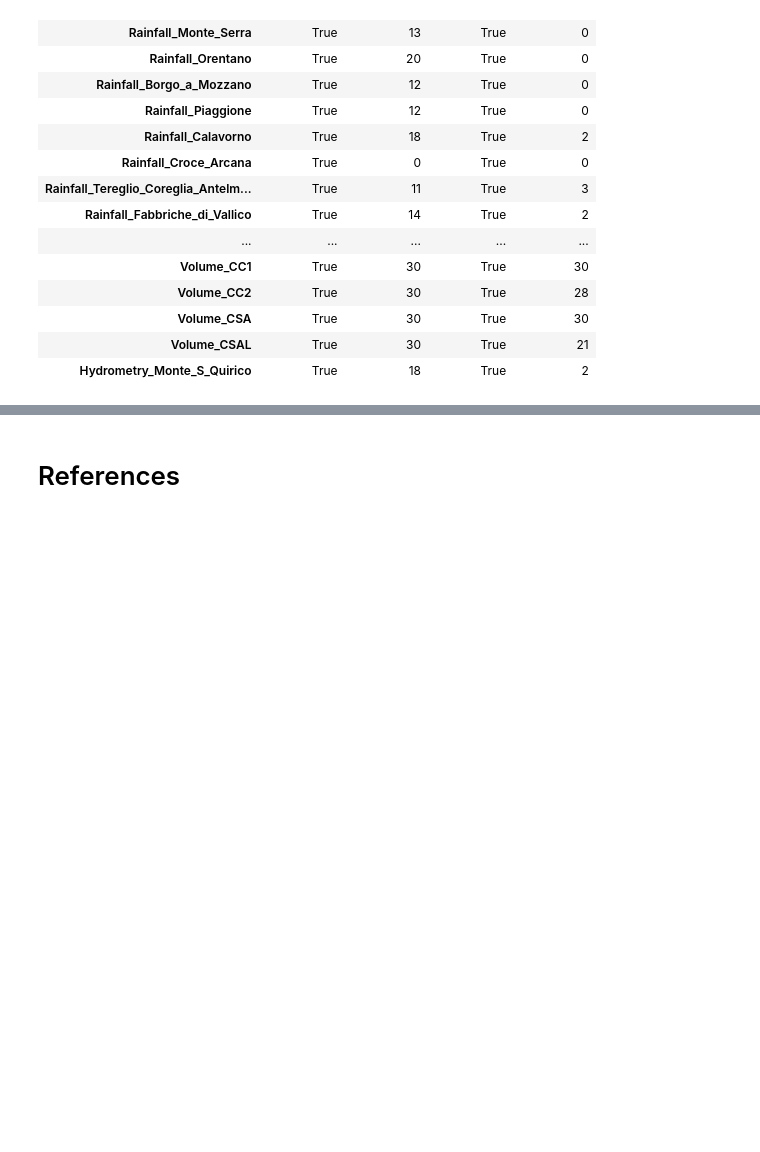
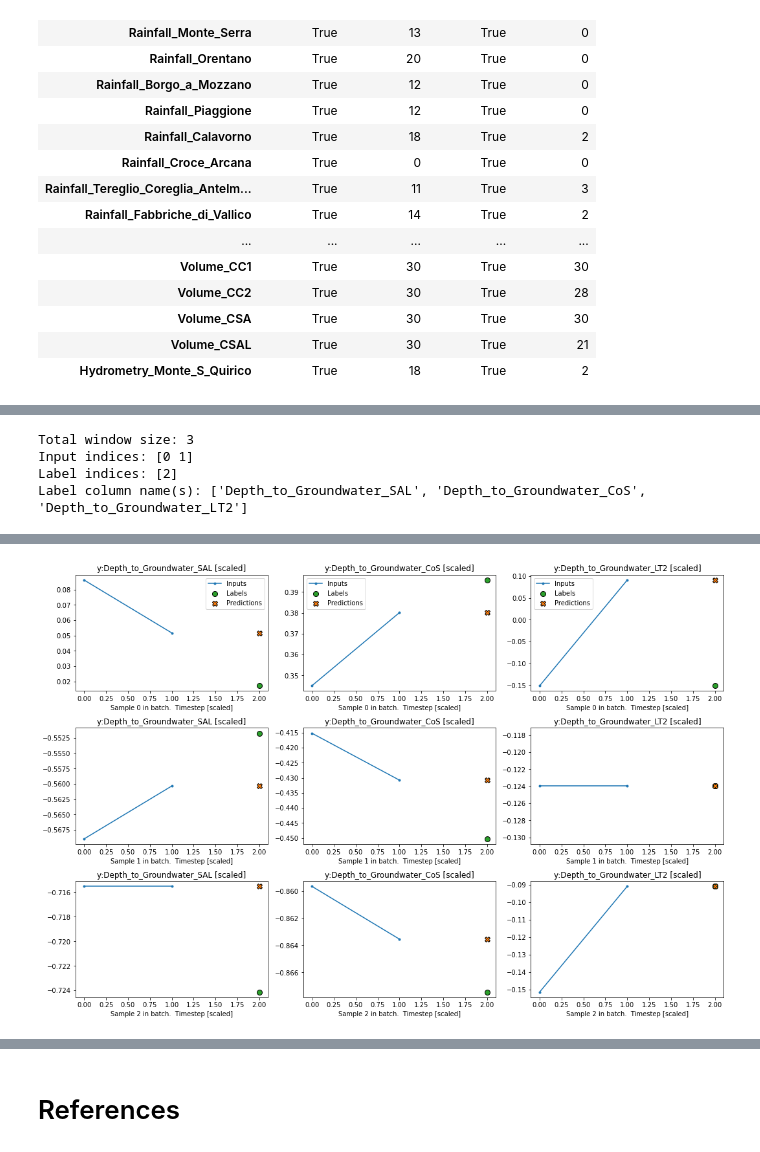
Before and after one commit to wkCircle/Acea-Smart-Water-Analytics, a Jupyter notebook: mannheim-smart-water-prediction.ipynb, the cells around one changed output, grey strips where cells are left out. Cells and saved outputs as stored; diff of their text form; code cells hidden in the pictures; blank space fills up the shorter version.

Commit message:
re-frame LSTM structure and adopt WindowGenerator for data windowing and splitting

```diff
--- a/mannheim-smart-water-prediction.ipynb
+++ b/mannheim-smart-water-prediction.ipynb
@@ -543,0 +614,46 @@ Shapes: X_train(1540, 2, 26), y_train(1540, 1, 3), X_val(386, 2, 26), y_val(386,
+# %%
+w = WindowGenerator(input_width=2, label_width=1, shift=1, label_columns=targets)
+print(w)
+
+def compile_and_fit(model, window, patience=2):
+    early_stopping = tf.keras.callbacks.EarlyStopping(monitor='val_loss', patience=patience, mode='min')
+
+    model.compile(loss=tf.losses.MeanSquaredError(),
+                  optimizer=tf.optimizers.Adam(),
+                  metrics=[tf.metrics.MeanAbsoluteError(), tf.metrics.MeanSquaredError()])
+
+    history = model.fit(window.train, epochs=MAX_EPOCHS,
+                        validation_data=window.val,
+                        callbacks=[early_stopping])
+    return history
+# %% [output]
+Total window size: 3
+Input indices: [0 1]
+Label indices: [2]
+Label column name(s): ['Depth_to_Groundwater_SAL', 'Depth_to_Groundwater_CoS', 'Depth_to_Groundwater_LT2']
+# %%
+# naive baseline yt+1 = yt
+class Baseline(tf.keras.Model):
+    def __init__(self, label_index=None):
+        super().__init__()
+        self.label_index = label_index
+
+    def call(self, inputs):
+        if self.label_index is None:
+            return inputs
+        result = tf.stack( [inputs[:, -1, j] for j in self.label_index] ,  axis=1)
+        return result[:, tf.newaxis, :]
+
+baseline = Baseline(label_index=[column_indices[ta] for ta in targets])
+baseline.compile(loss=tf.losses.MeanSquaredError(),
+                 metrics=[tf.metrics.MeanAbsoluteError(), tf.metrics.MeanSquaredError()])
+
+print('Xtrain shape: ', w.example[0].shape, 'ytrain shape: ', w.example[1].shape)
+print('output shape: ', baseline(w.example[0]).shape)
+
+val_performance = {}
+performance = {}
+val_performance['Baseline'] = baseline.evaluate(w.val, verbose=2)
+performance['Baseline'] = baseline.evaluate(w.test, verbose=2)
+w.plot(baseline, targets)
+# %% [output]
@@ -543,0 +664 @@ Shapes: X_train(1540, 2, 26), y_train(1540, 1, 3), X_val(386, 2, 26), y_val(386,
+[figure, added]
```
Also changed, not shown: parts of 24 cells of this notebook.
